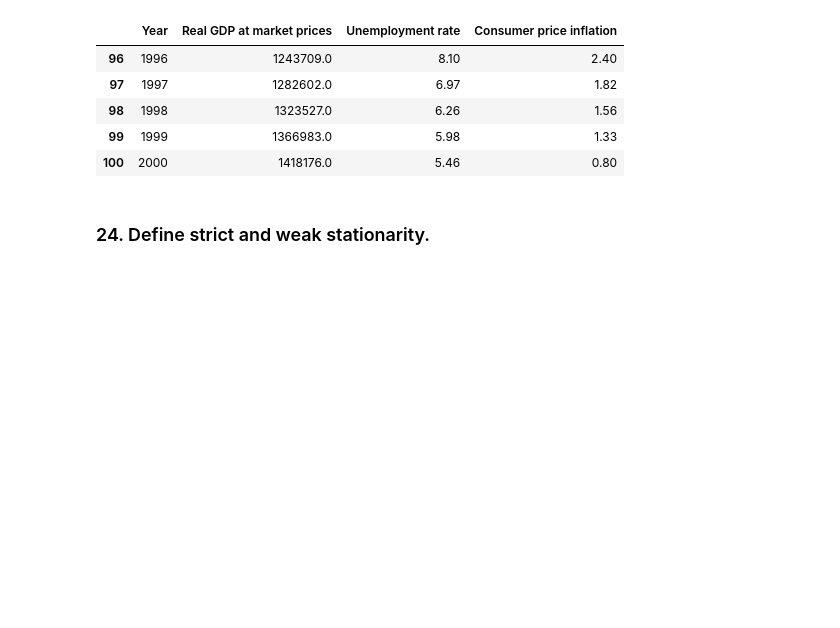
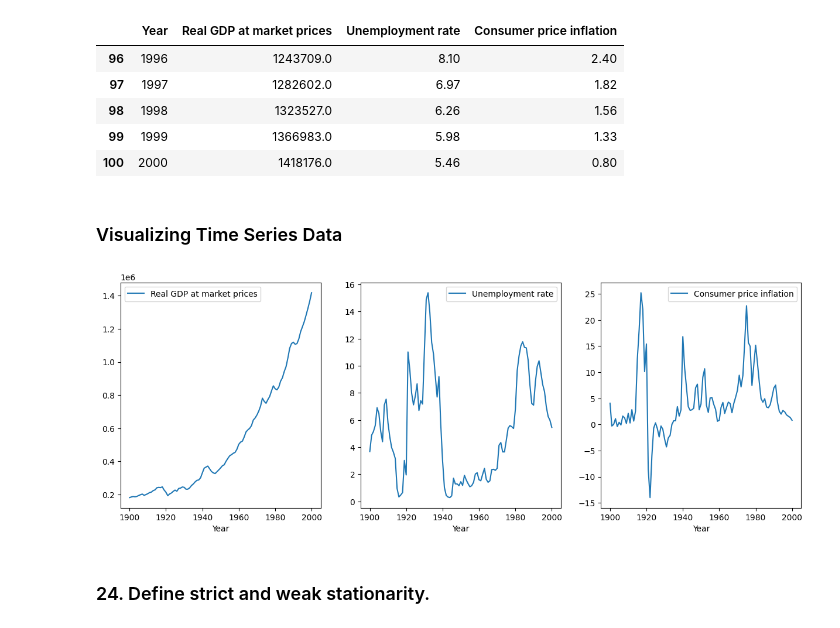
Before and after one commit to AX-Berglund/Econometrics-Analysis-Project, a Jupyter notebook: notebooks/time_series_data.ipynb, the cells around one changed output. Cells and saved outputs as stored; diff of their text form; code cells hidden in the pictures; blank space fills up the shorter version.

```diff
--- a/notebooks/time_series_data.ipynb
+++ b/notebooks/time_series_data.ipynb
@@ -29,6 +33,17 @@ df.tail()
 | 98 | 1998 | 1323527.0 | 6.26 | 1.56 |
 | 99 | 1999 | 1366983.0 | 5.98 | 1.33 |
 | 100 | 2000 | 1418176.0 | 5.46 | 0.80 |
+# %% [markdown]
+### Visualizing Time Series Data
+# %%
+# plot the data to see the trends
+fig, ax = plt.subplots(1, 3, figsize=(15, 5))
+df.plot(x='Year', y='Real GDP at market prices', ax=ax[0])
+df.plot(x='Year', y='Unemployment rate', ax=ax[1])
+df.plot(x='Year', y='Consumer price inflation', ax=ax[2])
+plt.show()
+# %% [output]
+[figure, added]
 # %% [markdown]
 ### 24. Define strict and weak stationarity.
 # %% [markdown]
```
Also changed, not shown: parts of 2 cells of this notebook.
